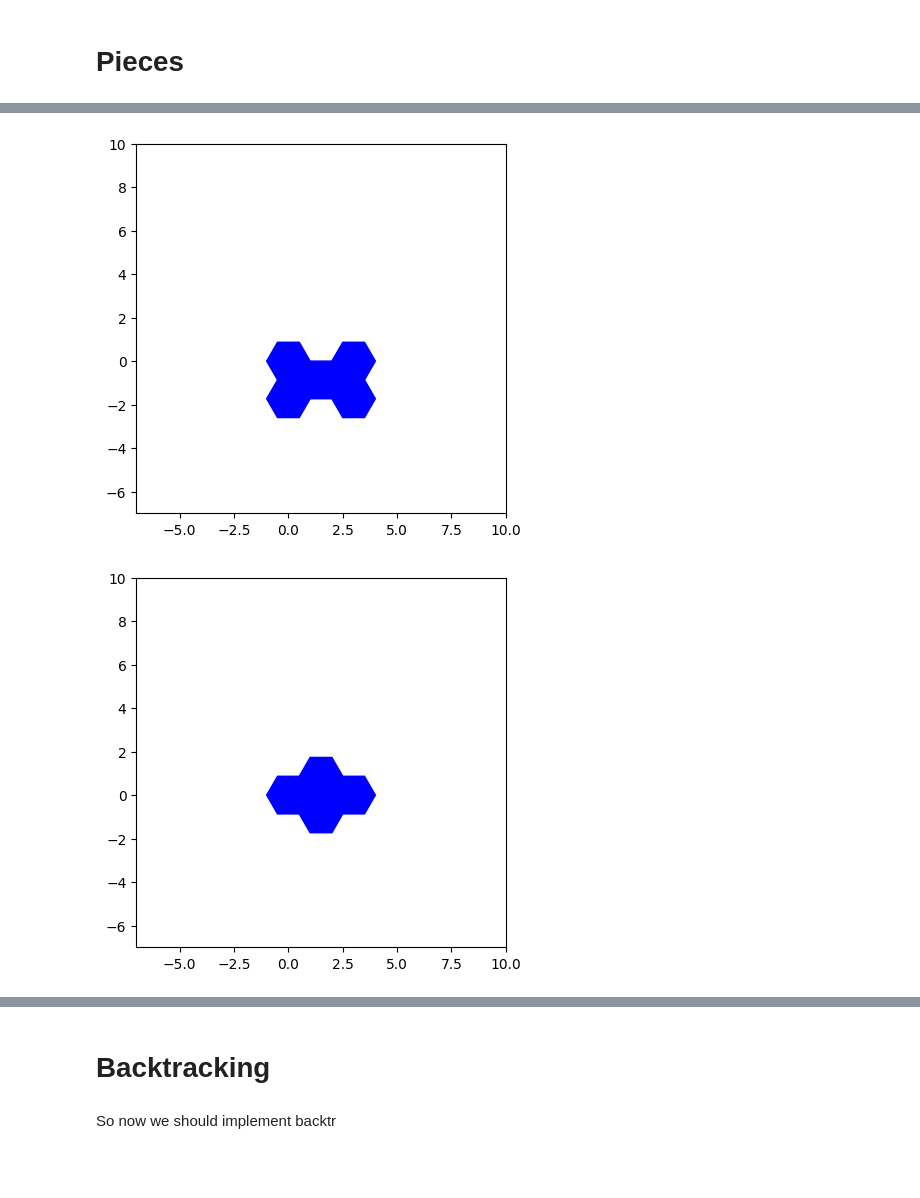
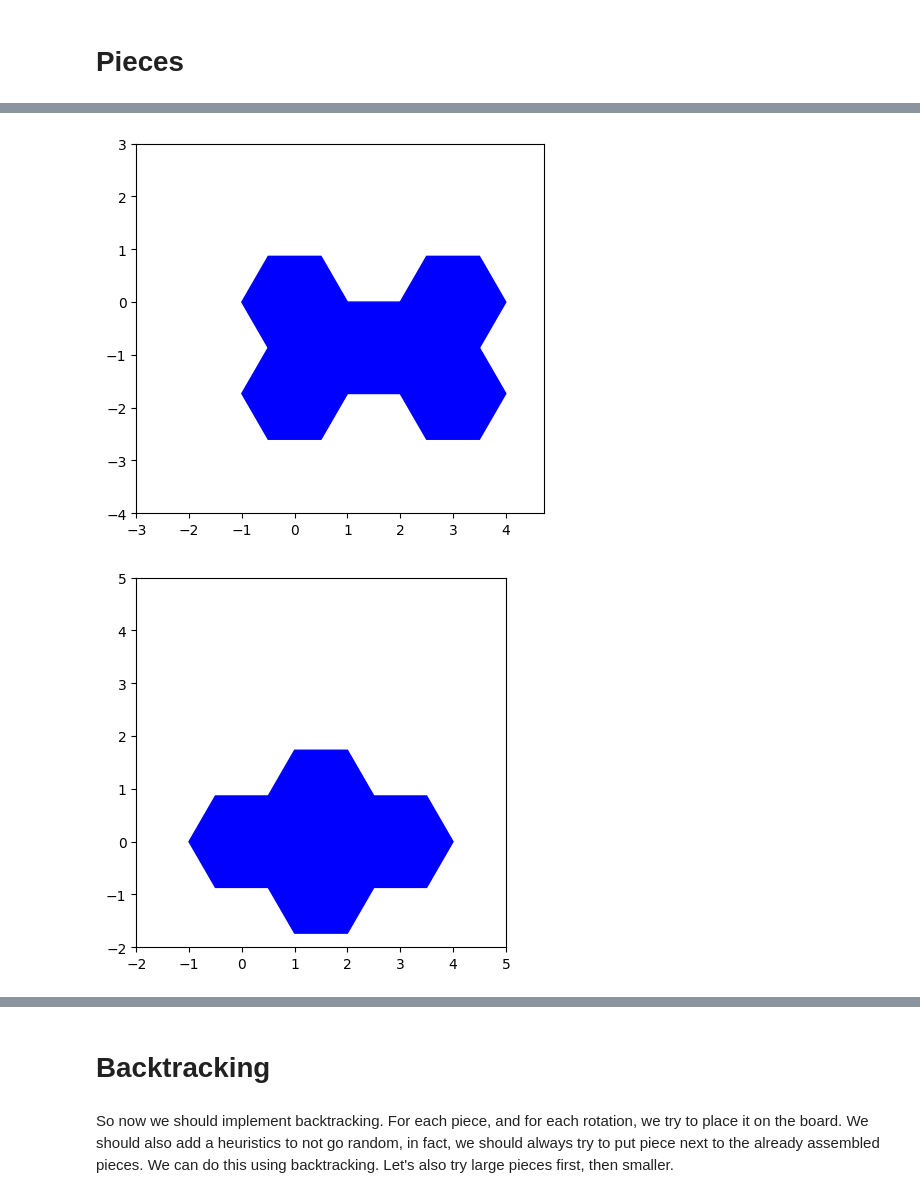
Before and after one commit to nesaboz/hexagon-puzzle, a Jupyter notebook: main.ipynb, the cells around one changed output, grey strips where cells are left out. Drawn from its saved outputs; the diff is of its cells as text; code cells hidden in the pictures; blank space fills up the shorter version.

```diff
--- a/main.ipynb
+++ b/main.ipynb
@@ -127,28 +128,3 @@ ax.set_ylim(-15, 5)
 Let's define a piece:
 # %%
 piece = [(0,0), (1,0), (2,0), (3,0)]
-# %%
-def translate(piece, d):
-    dx, dy = d
-    return [(x+dx, y+dy) for x, y in piece]
-
-def add_piece(ax, piece, color='blue'):
-    for hex in piece:
-        h = Hex(*hex, color=color)
-        ax.add_patch(h.polygon)
-    return ax
-
-
-def draw_pieces(pieces,colors):
-    # Create a figure and axes
-    fig, ax = plt.subplots()
-
-    for piece, color in zip(pieces, colors):
-        ax = add_piece(ax, piece, color)
-
-    # Set the aspect ratio to equal
-    ax.set_aspect('equal')
-    ax.set_aspect('equal')
-
-    ax.set_xlim(-7, 10)
-    ax.set_ylim(-7, 10)
@@ -211,37 +281,37 @@ draw_pieces([translate(piece, (3,3)), rotate(piece, 60)], ['blue', 'green'])
 # %%
 
 bone = [(0,0), (0,1), (1,1), (2,1), (2,2)]
-draw_pieces([bone], 'blue')
+draw_pieces([bone], 'blue', find_min_max(bone))
 star = [(0,0), (1,0), (1,1), (2,1)]
 draw_pieces([star], 'blue')
 snowflake = [(0,0), (1,1), (1,2), (2,1)]
 draw_pieces([snowflake], 'blue')
 flag = [(0,0), (1,0), (0,1), (0,2)]
 draw_pieces([flag], 'blue')
 post = [(0,0), (1,1), (1,2), (1,3)]
 draw_pieces([post], 'red')
 gun = [(0,0), (1,0), (1,1), (2,1), (3,2)]
 draw_pieces([gun], 'yellow')
 
 tent = [(0,0), (1,0), (2,0), (0,1), (0,2)]
-draw_pieces([tent], 'green')
+draw_pieces([tent], 'green', find_min_max(tent))
 
 bowl = [(0,0), (0,1), (1,2), (2,2)]
 draw_pieces([bowl], 'red')
 olympics = [(0,0), (1,0), (2,0), (1,1), (2,1)]
 draw_pieces([olympics], 'blue')
 
 pole = [(0,0), (1,0), (2,0), (3,0)]
 draw_pieces([pole], 'red')
 
 hook = [(0,0), (1,0), (2,0), (0,1), (1,2)]
 draw_pieces([hook], 'red')
 
 pipe = [(0,0), (0,1), (0, 2), (1,1)]
 draw_pieces([pipe], 'yellow')
 
 tiny = [(0,0), (0,1), (1,1)]
 draw_pieces([tiny], 'green')
 # %% [output]
-[figure, old version]
+[figure, new version]
-[figure, old version]
+[figure, new version]
@@ -259,4 +329,4 @@ draw_pieces([tiny], 'green')
 # %% [markdown]
 # Backtracking
-# %% [markdown]
-So now we should implement backtr
+# %% [markdown]
+So now we should implement backtracking. For each piece, and for each rotation, we try to place it on the board. We should also add a heuristics to not go random, in fact, we should always try to put piece next to the already assembled pieces. We can do this using backtracking. Let's also try large pieces first, then smaller.
```
Also changed, not shown: parts of 7 cells of this notebook.
